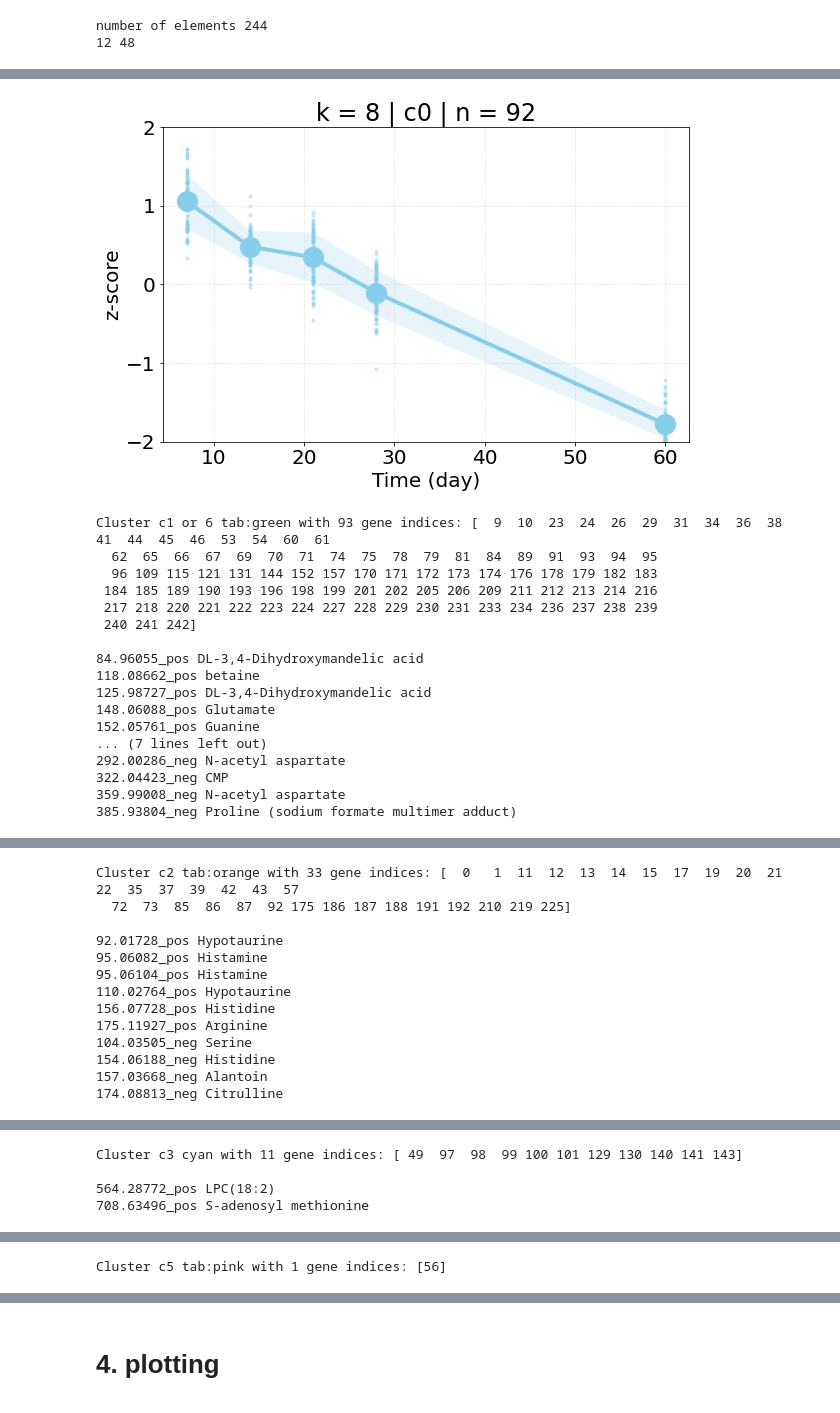
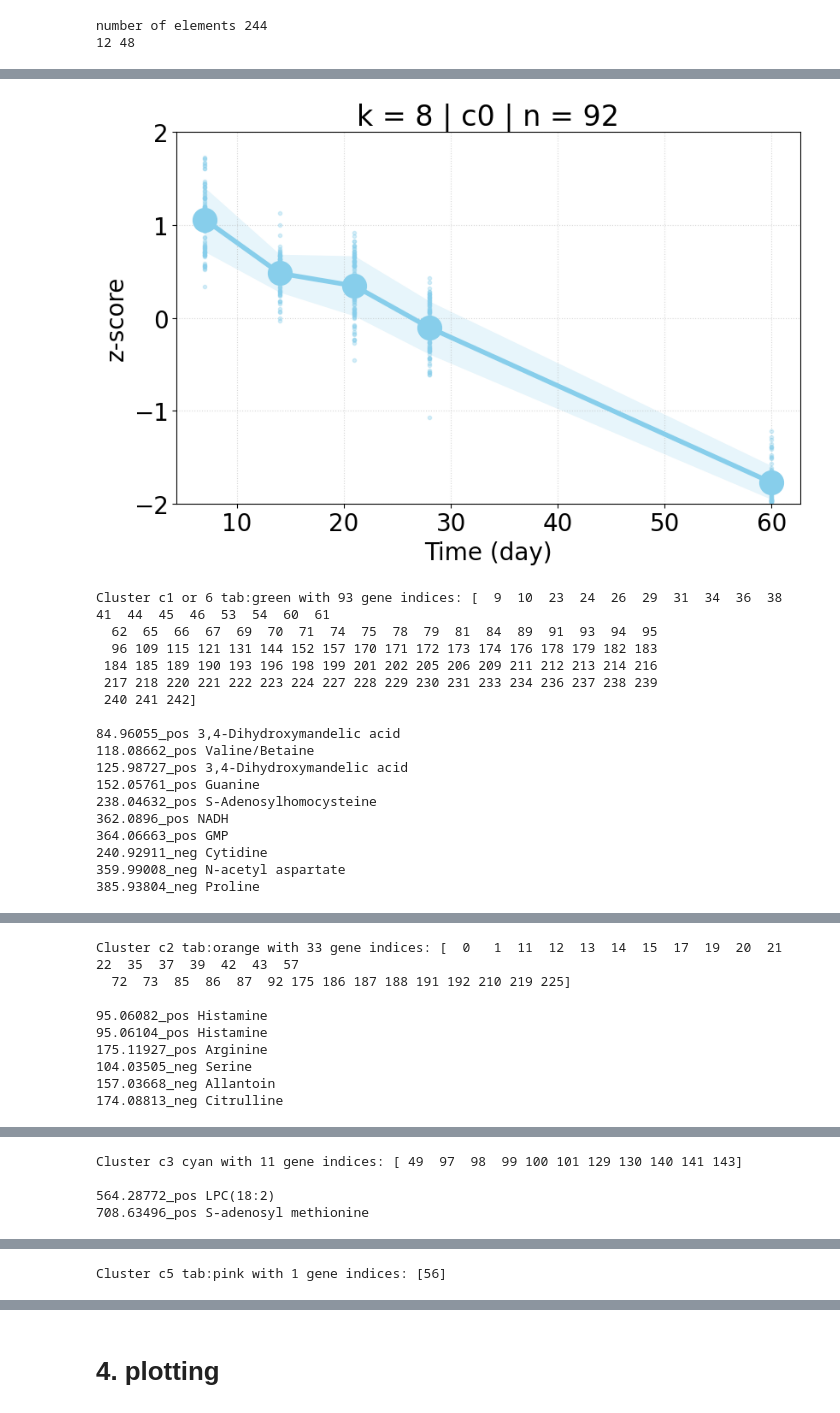
Before and after one commit to adelomana/healing, a Jupyter notebook: clustering_biomarkers_full.ipynb, the cells around one changed output, grey strips where cells are left out. Saved outputs shown, nothing was run; the diff lists cells and outputs as text; code cells hidden in the pictures.

Commit message:
updated new annotation

```diff
--- a/clustering_biomarkers_full.ipynb
+++ b/clustering_biomarkers_full.ipynb
@@ -110,0 +107,4 @@ annotation_partial.head()
+# %%
+annotation_partial = pandas.read_excel(annotation_partial_file, sheet_name='DPT wounds', skiprows=1, usecols=['mode', 'm/z', 'Retention time', 'Metabolite'])
+print(annotation_partial.shape)
+annotation_partial.head()
@@ -110,0 +119,5 @@ annotation_partial.head()
+# %%
+annotation_full = pandas.read_excel(annotation_full_file, sheet_name='FT wounds', skiprows=1, usecols=['Ion mode', 'm/z', 'Retention time', 'Metabolite'])
+annotation_full.rename(columns={'Ion mode':'mode'}, inplace=True)
+print(annotation_full.shape)
+annotation_full.head()
@@ -124,5 +145,9 @@ shared_annotation.head()
 # %%
-# drop duplicates
+# drop duplicates and replace typos
 shared_annotation.drop_duplicates(inplace=True)
 shared_annotation.shape
+
+shared_annotation.replace({'pos /neg':'pos/neg'}, inplace=True)
+
+shared_annotation
 # %% [output]
@@ -130,6 +171,6 @@ shared_annotation.shape
 # %%
 matching_threshold = 1e-2
-modes = ['pos', 'neg']
+modes = ['pos', 'neg', 'pos/neg']
 formatted_annotation = {}
 
 for mode in modes:
@@ -148,8 +189,8 @@ for mode in modes:
     # iterate annotation to find matches in measured features. should have a match to every single annotation
     annotated = shared_annotation[shared_annotation['mode'] == mode]
     print('annotation shape found:', annotated.shape)
-    for element in annotated['mz']:
-        name = annotated[annotated['mz'] == element]['Annotation'].values[0]
+    for element in annotated['m/z']:
+        name = annotated[annotated['m/z'] == element]['Metabolite'].values[0]
 
         print('\t working with {} {} {}'.format(mode, element, name))
         for i in range(len(observed_features_float)):
@@ -243,7 +284,7 @@ p_ss = []; p_khi = []; p_dbi = []; all_labels = []
 
 for k in k_range:
 
-    partition = sklearn.cluster.AgglomerativeClustering(n_clusters=k, affinity='cosine', linkage='complete').fit(x)
+    partition = sklearn.cluster.AgglomerativeClustering(n_clusters=k, metric='cosine', linkage='complete').fit(x)
     labels = partition.labels_
 
     ss = sklearn.metrics.silhouette_score(x, labels, metric='cosine')
@@ -503,4 +544,4 @@ Cluster c0 skyblue with 92 gene indices: [  2   3   4   5   6   7   8  16  18  2
-[figure, old version]
+[figure, new version]
 Cluster c1 or 6 tab:green with 93 gene indices: [  9  10  23  24  26  29  31  34  36  38  41  44  45  46  53  54  60  61
   62  65  66  67  69  70  71  74  75  78  79  81  84  89  91  93  94  95
   96 109 115 121 131 144 152 157 170 171 172 173 174 176 178 179 182 183
@@ -508,13 +549,13 @@ Cluster c1 or 6 tab:green with 93 gene indices: [  9  10  23  24  26  29  31  34
  217 218 220 221 222 223 224 227 228 229 230 231 233 234 236 237 238 239
  240 241 242]
 
-84.96055_pos DL-3,4-Dihydroxymandelic acid
-118.08662_pos betaine
-125.98727_pos DL-3,4-Dihydroxymandelic acid
-148.06088_pos Glutamate
+84.96055_pos 3,4-Dihydroxymandelic acid
+118.08662_pos Valine/Betaine
+125.98727_pos 3,4-Dihydroxymandelic acid
 152.05761_pos Guanine
-... (7 lines left out)
-292.00286_neg N-acetyl aspartate
-322.04423_neg CMP
+238.04632_pos S-Adenosylhomocysteine
+362.0896_pos NADH
+364.06663_pos GMP
+240.92911_neg Cytidine
 359.99008_neg N-acetyl aspartate
-385.93804_neg Proline (sodium formate multimer adduct)
+385.93804_neg Proline
@@ -522,13 +563,9 @@ Cluster c1 or 6 tab:green with 93 gene indices: [  9  10  23  24  26  29  31  34
 Cluster c2 tab:orange with 33 gene indices: [  0   1  11  12  13  14  15  17  19  20  21  22  35  37  39  42  43  57
   72  73  85  86  87  92 175 186 187 188 191 192 210 219 225]
 
-92.01728_pos Hypotaurine
 95.06082_pos Histamine
 95.06104_pos Histamine
-110.02764_pos Hypotaurine
-156.07728_pos Histidine
 175.11927_pos Arginine
 104.03505_neg Serine
-154.06188_neg Histidine
-157.03668_neg Alantoin
+157.03668_neg Allantoin
 174.08813_neg Citrulline
```
Also changed, not shown: parts of 12 cells of this notebook, 2 other files.
